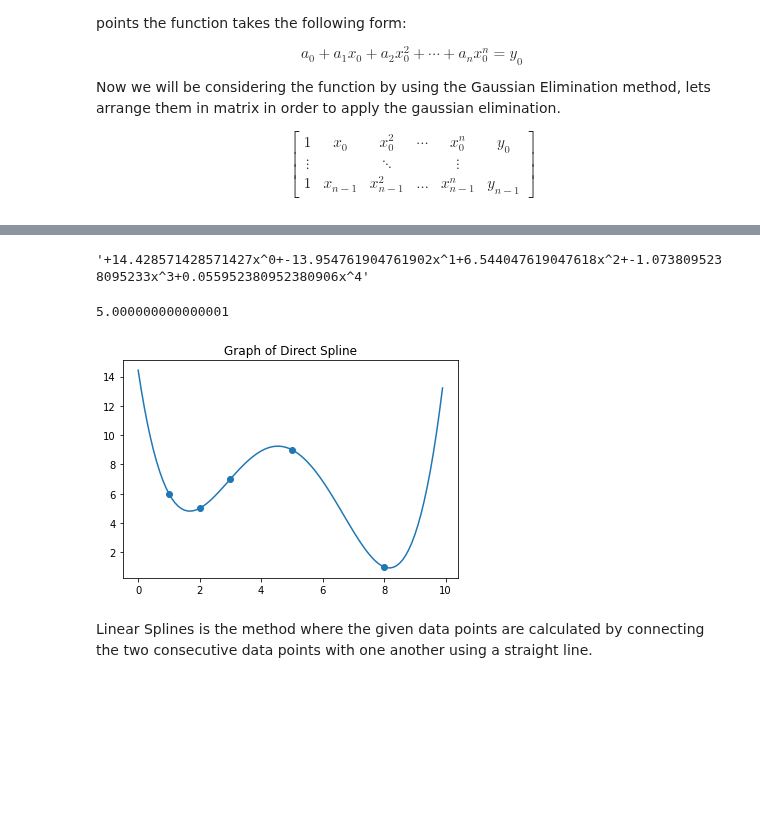
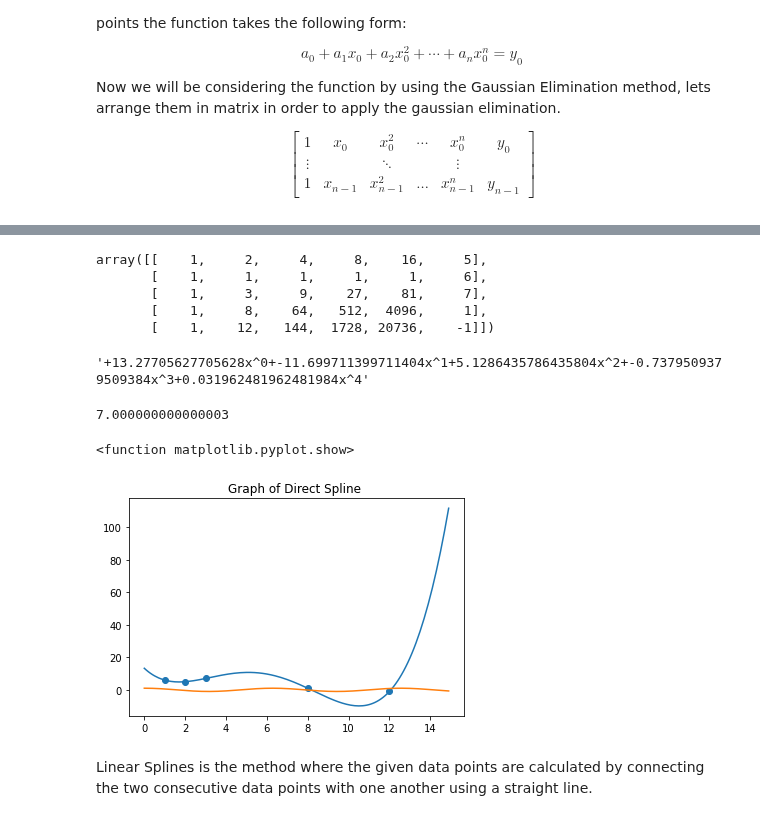
Before and after one commit to rajatlamsal00977/Project-1, a Jupyter notebook: Project5.ipynb, the cells around one changed output, grey strips where cells are left out. Saved outputs shown, nothing was run; the diff lists cells and outputs as text; code cells hidden in the pictures; blank space fills up the shorter version.

Commit message:
few slight changes in functions

```diff
--- a/Project5.ipynb
+++ b/Project5.ipynb
@@ -75,9 +75,9 @@ createRow(1,2,3)
 # %%
-data =[[2,5],[1,6],[3,7],[8,1],[5,9]]
+points = [[2,5], [1,6], [3,7], [8,1], [12,-1]]
 # %%
-def createAugmentedMatrix(dataAsArray):
+def Create_matrix(pointsAsArray):
   matrix = []
-  order = len(dataAsArray)-1
-  for i in range(len(dataAsArray)):
-    matrix.append(createRow(dataAsArray[i][0],dataAsArray[i][1],order))
+  order = len(pointsAsArray) - 1
+  for x in range(len(pointsAsArray)):
+    matrix.append(Row_create(pointsAsArray[x][0],pointsAsArray[x][1], order))
   return np.array(matrix)
@@ -92,39 +84,46 @@ array([[   1,    2,    4,    8,   16,    5],
+# %%
+Create_matrix(points)
+# %% [output]
+array([[    1,     2,     4,     8,    16,     5],
+       [    1,     1,     1,     1,     1,     6],
+       [    1,     3,     9,    27,    81,     7],
+       [    1,     8,    64,   512,  4096,     1],
+       [    1,    12,   144,  1728, 20736,    -1]])
 # %%
-gaussJordan(createAugmentedMatrix(data))[:,-1]
+gaussMethod(Create_matrix(points))[:,-1]
 
 string = ''
-for i in range(len(gaussJordan(createAugmentedMatrix(data))[:,-1])):
-  coef = gaussJordan(createAugmentedMatrix(data))[i,-1]
-  string = string + '+{}'.format(coef) +r'x^{}'.format(i)
+for x in range(len(gaussMethod(Create_matrix(points))[:,-1])):
+  coefficient = gaussMethod(Create_matrix(points))[x,-1]
+  string = string + '+{}'.format(coefficient) +r'x^{}'.format(x)
 
 string
 # %% [output]
-'+14.428571428571427x^0+-13.954761904761902x^1+6.544047619047618x^2+-1.0738095238095233x^3+0.055952380952380906x^4'
+'+13.27705627705628x^0+-11.699711399711404x^1+5.1286435786435804x^2+-0.7379509379509384x^3+0.031962481962481984x^4'
 # %%
-def directSpline(dataAsArray, variable):
-  coefficients = gaussJordan(createAugmentedMatrix(dataAsArray))[:,-1]
-  value = 0
-  for i in range(len(coefficients)):
-    value = value + coefficients[i]*variable**i
+def Spline_direct(pointsAsArray, variable):
+  coefficients = gaussMethod(Create_matrix(pointsAsArray))[:,-1]
+  value =0;
+  for x in range(len(coefficients)):
+    value = value + coefficients[x]*variable**x
   return value
-# %%
-directSpline(data,2)
-# %% [output]
-5.000000000000001
+# %%
+Spline_direct(points,3)
+# %% [output]
+7.000000000000003
 # %%
 import matplotlib.pyplot as plt
 
+x = np.arange(0,15,.1)
+plt.scatter(np.array(points)[:,0],np.array(points)[:,1])
+plt.plot(x, Spline_direct(points, x))
+plt.plot(x,np.cos(x))
+plt.title('Graph of Direct Spline ')
 
-x = np.arange( 0,10,.1)
-plt.scatter(np.array(data)[:,0],np.array(data)[:,1])
-plt.plot(x,directSpline(data,x))
-#plt.plot(x, np.sin(x))
-plt.title('Graph of Direct Spline')
-
-
-plt.show()
+plt.show
 # %% [output]
+<function matplotlib.pyplot.show>
-[figure, old version]
+[figure, new version]
 # %% [markdown]
 Linear Splines is the method where the given data points are calculated by connecting the two consecutive data points with one another using a straight line.
 # %%
```
Also changed, not shown: parts of 5 cells of this notebook.
